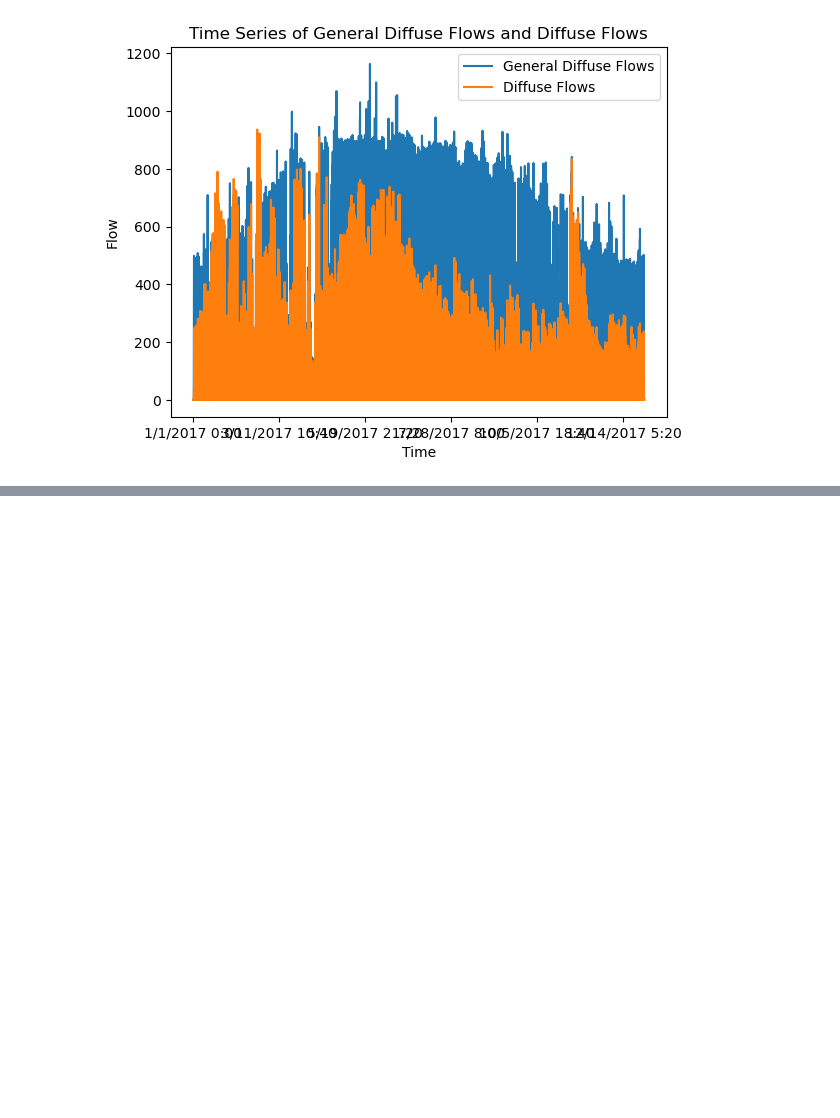
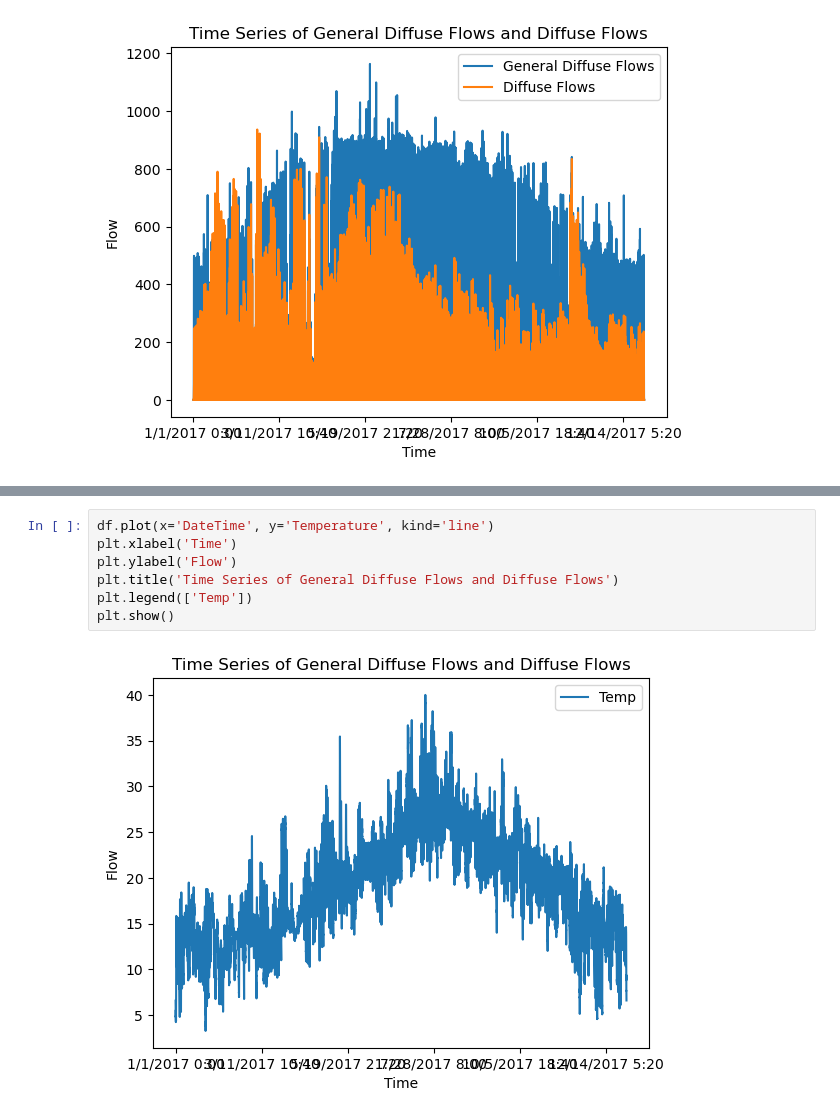
Before and after one commit to salahmak/ML-project, a Jupyter notebook: analysis/data_analysis_chaker.ipynb, the cells around one changed output, grey strips where cells are left out. Saved outputs shown, nothing was run; the diff lists cells and outputs as text; blank space fills up the shorter version.

```diff
--- a/analysis/data_analysis_chaker.ipynb
+++ b/analysis/data_analysis_chaker.ipynb
@@ -56,0 +81,9 @@ plt.show()
+# %%
+df.plot(x='DateTime', y='Temperature', kind='line')
+plt.xlabel('Time')
+plt.ylabel('Flow')
+plt.title('Time Series of General Diffuse Flows and Diffuse Flows')
+plt.legend(['Temp'])
+plt.show()
+# %% [output]
+[figure, added]
```
Also changed, not shown: parts of 6 cells of this notebook, 1 other file.
